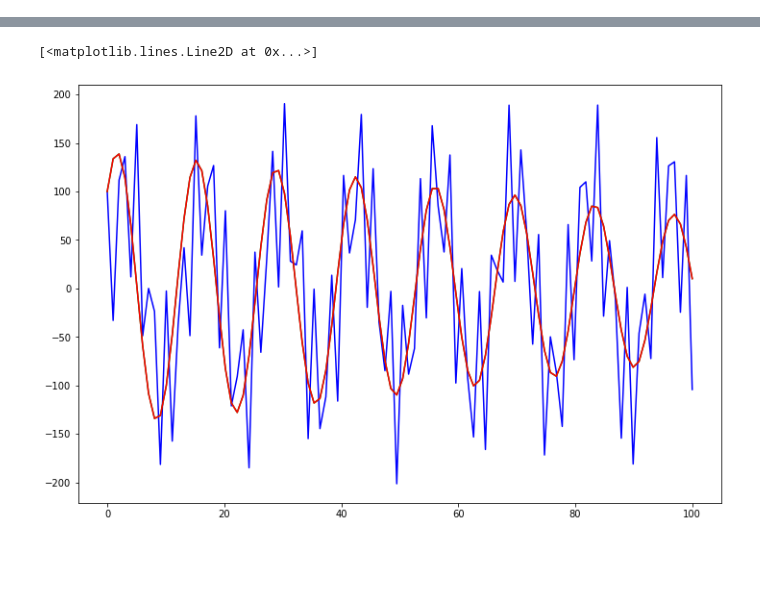
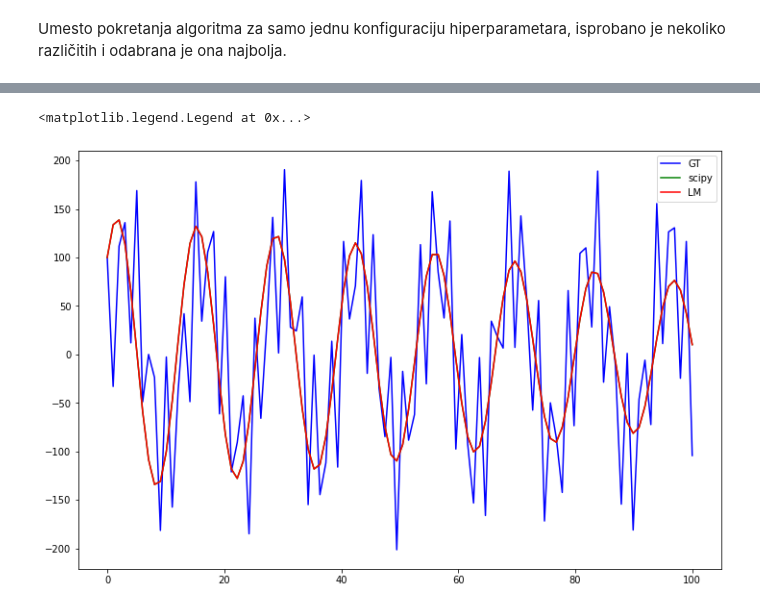
Before and after one commit to 4eyes4u/NIMATF-LevenbergMarquardt, a Jupyter notebook: main.ipynb, the cells around one changed output, grey strips where cells are left out. Cells and saved outputs as stored; diff of their text form; code cells hidden in the pictures; blank space fills up the shorter version.

```diff
--- a/main.ipynb
+++ b/main.ipynb
@@ -177,17 +203,19 @@ plt.rcParams["figure.figsize"] = [12, 8]
 
 logger = configure_logging(logging.INFO)
 num_samples = 100
+# %% [markdown]
+Umesto pokretanja algoritma za samo jednu konfiguraciju hiperparametara, isprobano je nekoliko različitih i odabrana je ona najbolja.
 # %%
 target = lambda x: 100 * np.cos(102 * x) + 102 * np.sin(100 * x)
 x = np.linspace(0, 100, num_samples)
 y = target(x)
 init_params = np.array([100, 100], dtype=np_dtype)
 
-plt.plot(x, y, color="blue")
+plt.plot(x, y, color="blue", label="GT")
 
 params_scipy = curve_fit(func_hard, x, y, init_params)[0]
 logger.info(f"scipy: {params_scipy}")
-plt.plot(x, func_hard(x, *params_scipy), color="green")
+plt.plot(x, func_hard(x, *params_scipy), color="green", label="scipy")
 
 hyperparam_grid = ParameterGrid({"init_lmbd": np.linspace(1e-4, 1e-1, 5)})
 
@@ -204,5 +232,6 @@ logger.info(f"optimal hyperparams: {results[0].hyperparams}")
 
 params_lm = results[0].params
 logger.info(f"levenberg_marquardt: {params_lm}")
-plt.plot(x, func_hard(x, *params_lm), color="red")
+plt.plot(x, func_hard(x, *params_lm), color="red", label="LM")
+plt.legend()
 # %% [output]
@@ -217,2 +255,2 @@ plt.plot(x, func_hard(x, *params_lm), color="red")
-[<matplotlib.lines.Line2D at 0x...>]
+<matplotlib.legend.Legend at 0x...>
-[figure, old version]
+[figure, new version]
```
Also changed, not shown: parts of 11 cells of this notebook, 1 other file.
